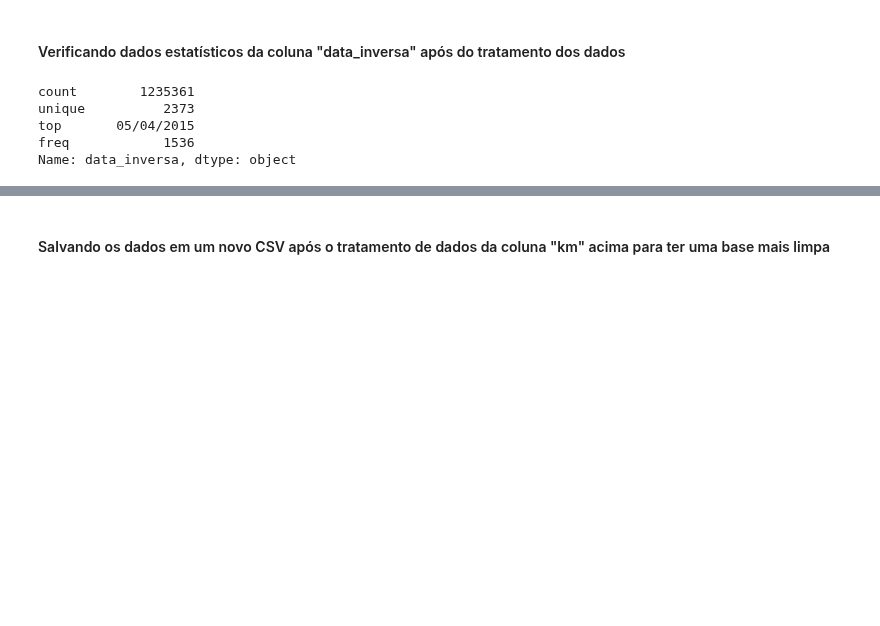
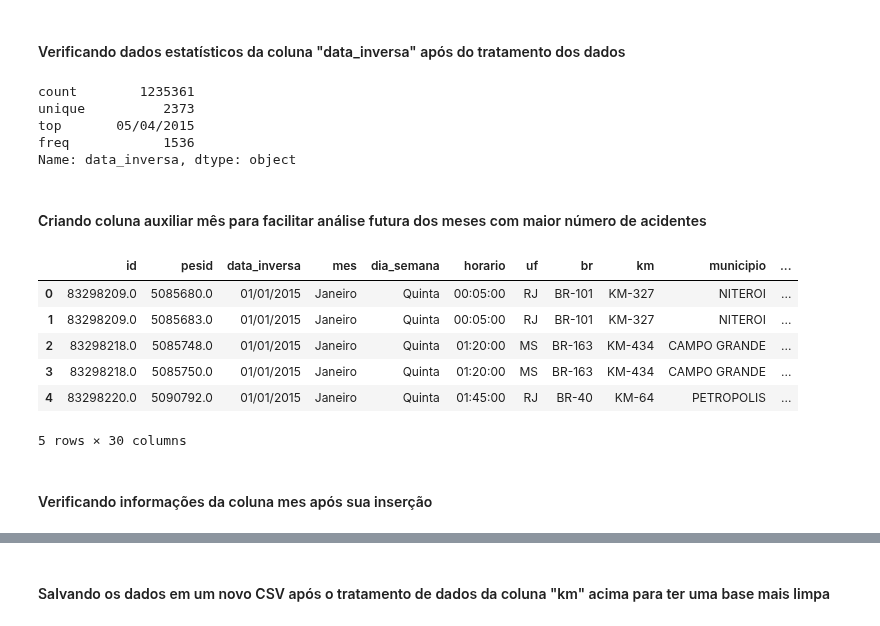
Before and after one commit to evidal1990/coderhouse_datascience, a Jupyter notebook: wrangling/data_wrangling_br.ipynb, the cells around one changed output, grey strips where cells are left out. Cells and saved outputs as stored; diff of their text form; code cells hidden in the pictures; blank space fills up the shorter version.

Commit message:
Adicionando a coluna mes ao dataframe tratado para análises futuras

```diff
--- a/wrangling/data_wrangling_br.ipynb
+++ b/wrangling/data_wrangling_br.ipynb
@@ -274,3 +274,36 @@ unique          2373
 top       05/04/2015
 freq            1536
 Name: data_inversa, dtype: object
+# %% [markdown]
+#### Criando coluna auxiliar mês para facilitar análise futura dos meses com maior número de acidentes
+# %%
+column_name = "mes"
+months = {
+    "January": "Janeiro",
+    "February": "Fevereiro",
+    "March": "Março",
+    "April": "Abril",
+    "May": "Maio",
+    "June": "Junho",
+    "July": "Julho",
+    "August": "Agosto",
+    "September": "Setembro",
+    "October": "Outubro",
+    "November": "Novembro",
+    "December": "Dezembro",
+}
+if column_name in df_accidents.columns:
+    df_accidents.pop(column_name)
+df_accidents.insert(3, column_name, pd.to_datetime(
+    df_accidents["data_inversa"], format='%d/%m/%Y').dt.strftime('%B').map(months))
+df_accidents.head()
+# %% [output]
+|  | id | pesid | data_inversa | mes | dia_semana | horario | uf | br | km | municipio | ... |
+| 0 | 83298209.0 | 5085680.0 | 01/01/2015 | Janeiro | Quinta | 00:05:00 | RJ | BR-101 | KM-327 | NITEROI | ... |
+| 1 | 83298209.0 | 5085683.0 | 01/01/2015 | Janeiro | Quinta | 00:05:00 | RJ | BR-101 | KM-327 | NITEROI | ... |
+| 2 | 83298218.0 | 5085748.0 | 01/01/2015 | Janeiro | Quinta | 01:20:00 | MS | BR-163 | KM-434 | CAMPO GRANDE | ... |
+| 3 | 83298218.0 | 5085750.0 | 01/01/2015 | Janeiro | Quinta | 01:20:00 | MS | BR-163 | KM-434 | CAMPO GRANDE | ... |
+| 4 | 83298220.0 | 5090792.0 | 01/01/2015 | Janeiro | Quinta | 01:45:00 | RJ | BR-40 | KM-64 | PETROPOLIS | ... |
+5 rows × 30 columns
+# %% [markdown]
+#### Verificando informações da coluna mes após sua inserção
```
Also changed, not shown: parts of 1 cell of this notebook.
